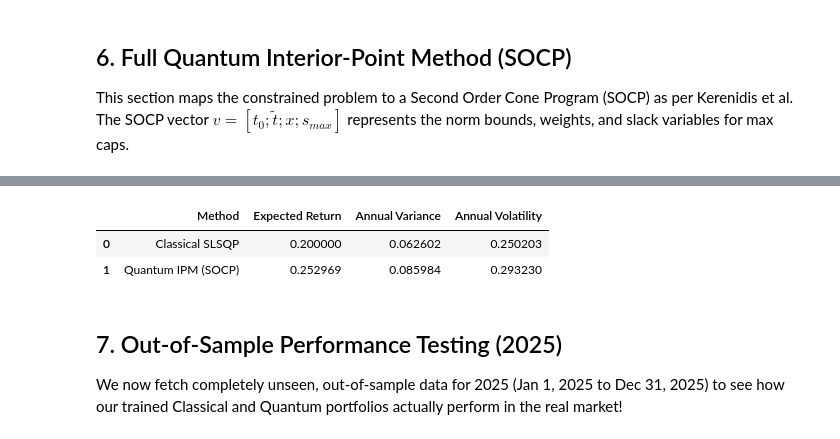
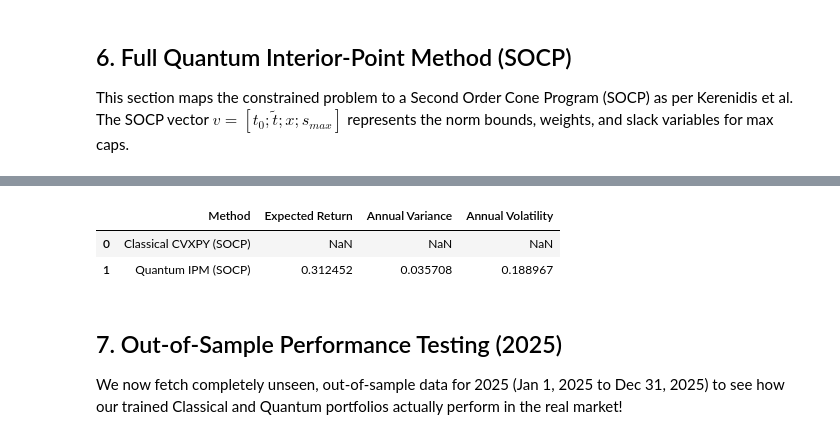
Before and after one commit to Nadav138/QApp, a Jupyter notebook: portfolio_optimization_qiskit_step_by_step.ipynb, the cells around one changed output, grey strips where cells are left out. Drawn from its saved outputs; the diff is of its cells as text; code cells hidden in the pictures.

```diff
--- a/portfolio_optimization_qiskit_step_by_step.ipynb
+++ b/portfolio_optimization_qiskit_step_by_step.ipynb
@@ -665,23 +645,21 @@ Annual volatility: 0.2932
 # %%
-# Recompute Summary Table to compare Classical SLSQP and Quantum IPM
-if baseline_res.success:
-    ret_star = float(baseline_res.x @ mu_vec)
-    var_star = float(baseline_res.x @ cov @ baseline_res.x)
-    std_star = np.sqrt(var_star)
+# Recompute Summary Table — Classical CVXPY SOCP vs Quantum SOCP
+if cls_ok:
+    ret_star = float(w_star @ mu_vec)
+    var_star  = float(w_star @ cov @ w_star)
+    std_star  = float(np.sqrt(var_star))
 
-    summary_data = {
-        "Method": ["Classical SLSQP", "Quantum IPM (SOCP)"],
-        "Expected Return": [ret_star, ipm_ret],
-        "Annual Variance": [var_star, ipm_var],
-        "Annual Volatility": [std_star, np.sqrt(ipm_var)]
-    }
-
-    summary_df = pd.DataFrame(summary_data)
-    display(summary_df)
+summary_data = {
+    "Method":           ["Classical CVXPY (SOCP)", "Quantum IPM (SOCP)"],
+    "Expected Return":  [ret_star  if cls_ok else float("nan"), ipm_ret],
+    "Annual Variance":  [var_star  if cls_ok else float("nan"), ipm_var],
+    "Annual Volatility":[std_star  if cls_ok else float("nan"), float(np.sqrt(ipm_var))],
+}
+display(pd.DataFrame(summary_data))
 # %% [output]
 |  | Method | Expected Return | Annual Variance | Annual Volatility |
-| 0 | Classical SLSQP | 0.200000 | 0.062602 | 0.250203 |
-| 1 | Quantum IPM (SOCP) | 0.252969 | 0.085984 | 0.293230 |
+| 0 | Classical CVXPY (SOCP) | NaN | NaN | NaN |
+| 1 | Quantum IPM (SOCP) | 0.312452 | 0.035708 | 0.188967 |
 # %% [markdown]
 ## 7. Out-of-Sample Performance Testing (2025)
 
```
Also changed, not shown: parts of 10 cells of this notebook, 4 other files.
